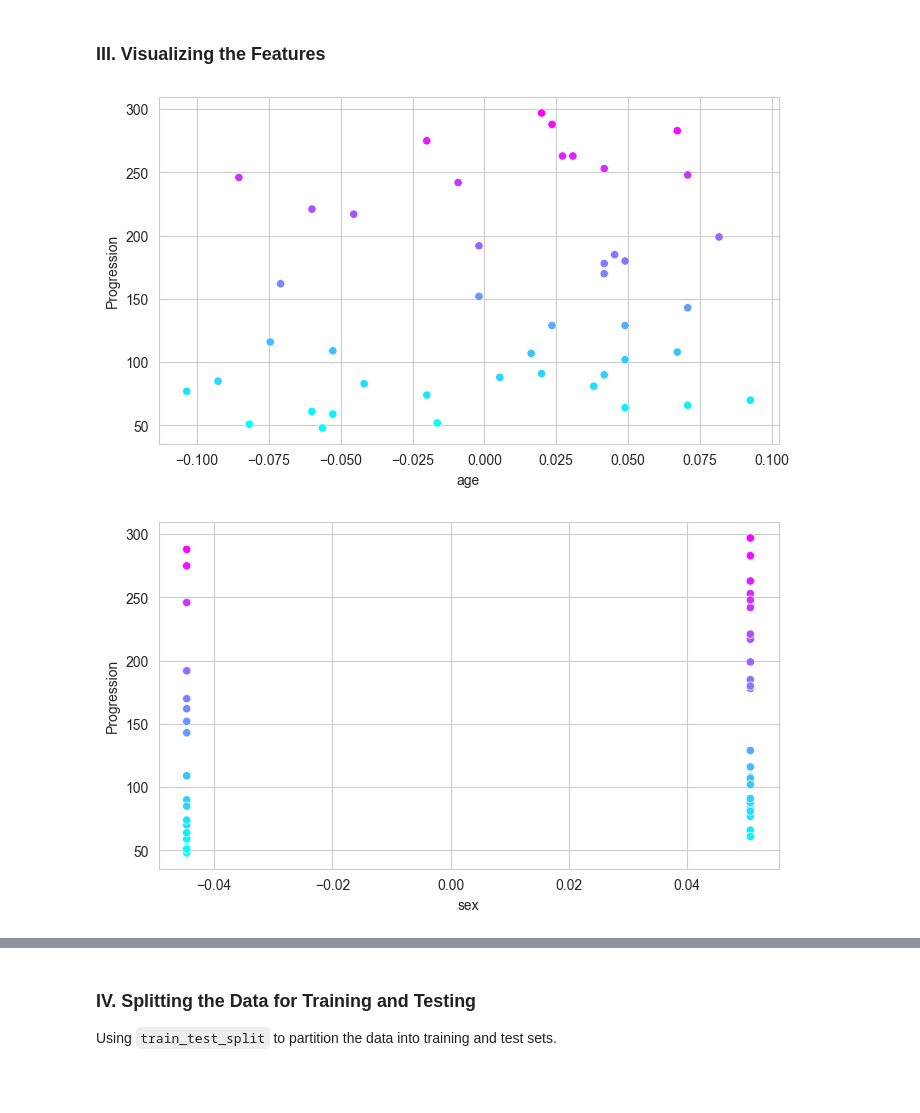
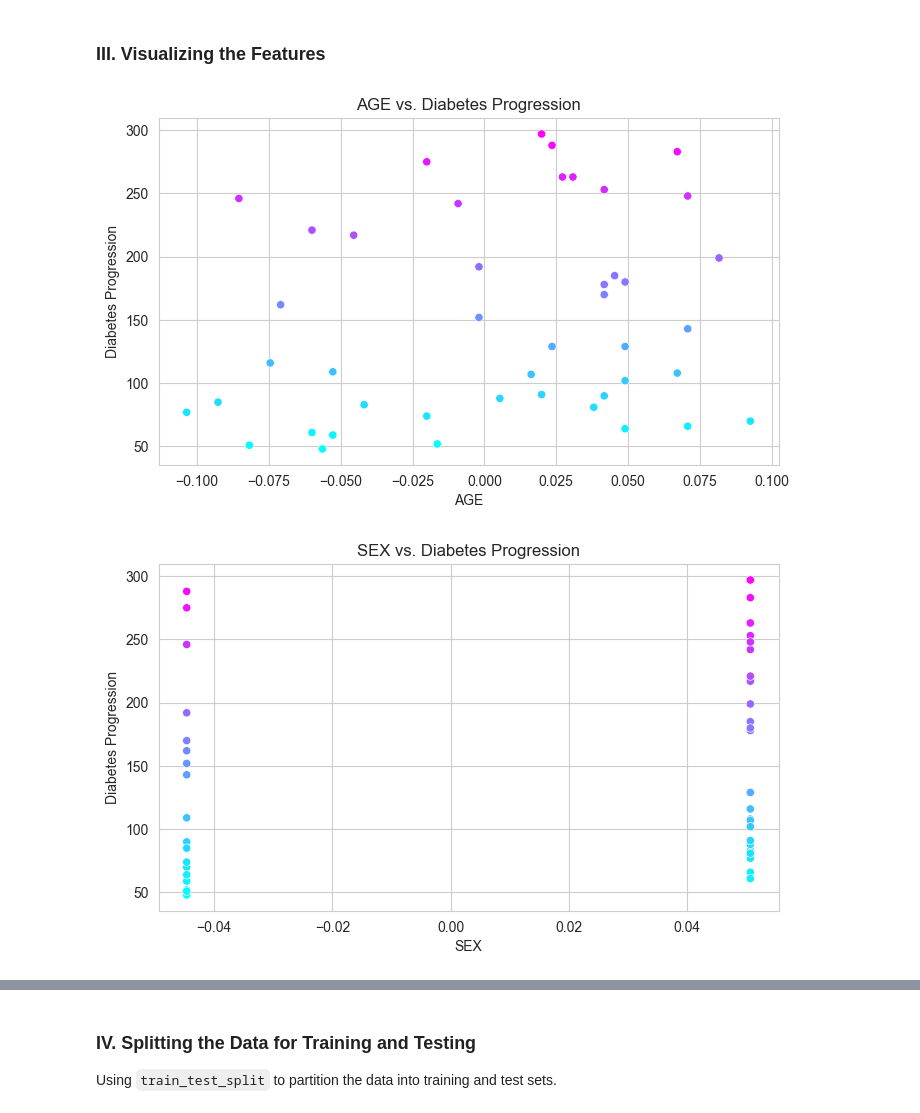
Before and after one commit to nam-ruto/cs-4410-26T3, a Jupyter notebook: hw2/hw2.ipynb, the cells around one changed output, grey strips where cells are left out. Cells and saved outputs as stored; diff of their text form; code cells hidden in the pictures; blank space fills up the shorter version.

Commit message:
fix(hw2): uppercase the feature's title

```diff
--- a/hw2/hw2.ipynb
+++ b/hw2/hw2.ipynb
@@ -72,20 +72,22 @@ diabetes_df.describe()
 # %%
 %matplotlib inline
 import matplotlib.pyplot as plt
 import seaborn as sns
 sns.set_style('whitegrid')
 
 # Build dataframe with features + target for visualization (ensures 'Progression' exists)
 viz_df = pd.DataFrame(diabetes.data, columns=diabetes.feature_names)
-viz_df['Progression'] = diabetes.target
+viz_df['Diabetes Progression'] = diabetes.target
 sample_df = viz_df.sample(frac=0.1, random_state=17)
 
 # Plot disease progression (target) against each feature
 for feature in diabetes.feature_names:
     plt.figure(figsize=(8, 4.5))
-    sns.scatterplot(data=sample_df, x=feature, y='Progression',
-                    hue='Progression', palette='cool', legend=False)
+    sns.scatterplot(data=sample_df, x=feature, y='Diabetes Progression',
+                    hue='Diabetes Progression', palette='cool', legend=False)
+    plt.title(f"{feature.upper()} vs. Diabetes Progression")
+    plt.xlabel(feature.upper())
     plt.show()
 # %% [output]
-[figure, old version]
+[figure, new version]
-[figure, old version]
+[figure, new version]
```
Also changed, not shown: parts of 1 cell of this notebook.
